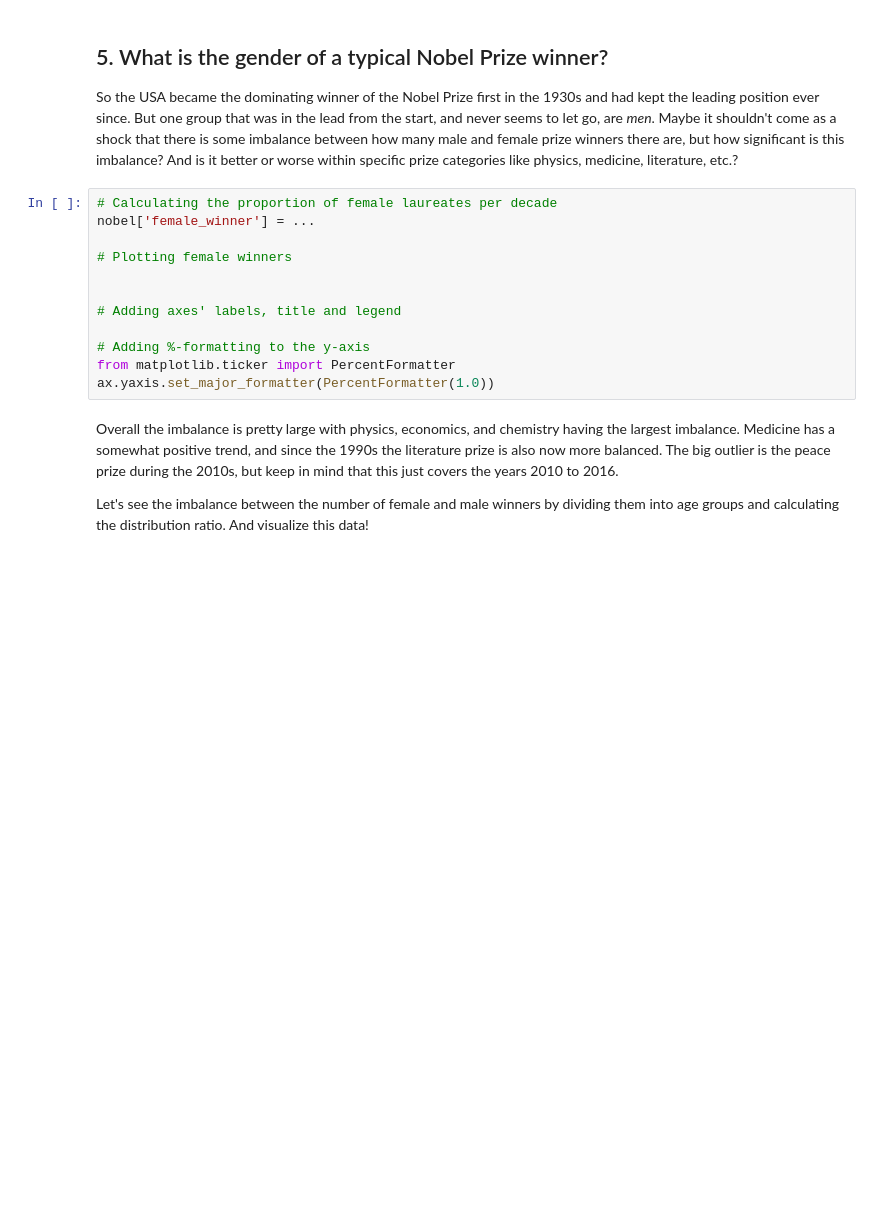
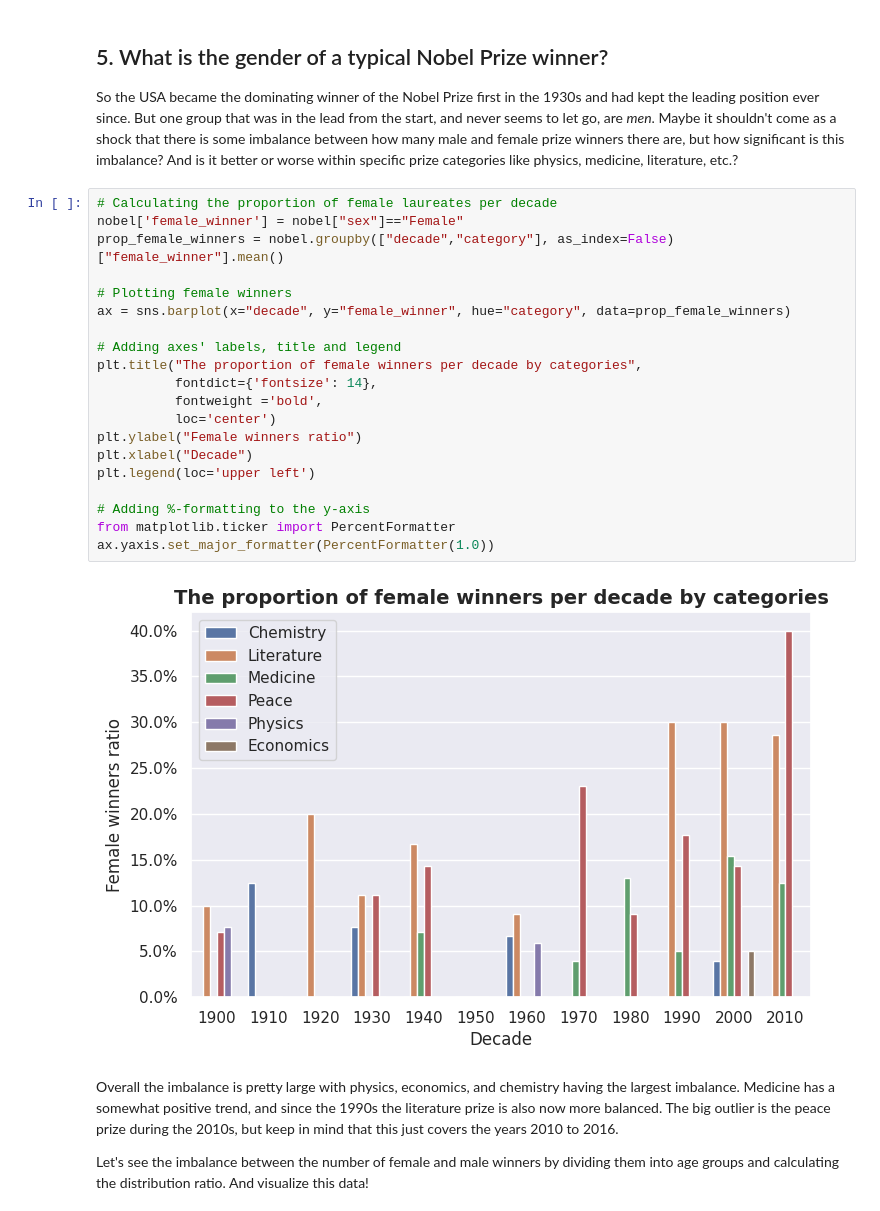
Before and after one commit to lorenzo-arcioni/master-ds, a Jupyter notebook: Pratica Individuale Tutor/Lezione_2/Esercizi_Lezione_2.ipynb, the cells around one changed output. Drawn from its saved outputs; the diff is of its cells as text; blank space fills up the shorter version.

```diff
--- a/Pratica Individuale Tutor/Lezione_2/Esercizi_Lezione_2.ipynb
+++ b/Pratica Individuale Tutor/Lezione_2/Esercizi_Lezione_2.ipynb
@@ -54,15 +119,25 @@ ax.yaxis.set_major_formatter(PercentFormatter(1.0))
 <p>So the USA became the dominating winner of the Nobel Prize first in the 1930s and had kept the leading position ever since. But one group that was in the lead from the start, and never seems to let go, are <em>men</em>. Maybe it shouldn't come as a shock that there is some imbalance between how many male and female prize winners there are, but how significant is this imbalance? And is it better or worse within specific prize categories like physics, medicine, literature, etc.?</p>
 # %%
 # Calculating the proportion of female laureates per decade
-nobel['female_winner'] = ...
+nobel['female_winner'] = nobel["sex"]=="Female"
+prop_female_winners = nobel.groupby(["decade","category"], as_index=False)["female_winner"].mean()
 
 # Plotting female winners
-
+ax = sns.barplot(x="decade", y="female_winner", hue="category", data=prop_female_winners)
 
 # Adding axes' labels, title and legend
+plt.title("The proportion of female winners per decade by categories",
+          fontdict={'fontsize': 14},
+          fontweight ='bold',
+          loc='center')
+plt.ylabel("Female winners ratio")
+plt.xlabel("Decade")
+plt.legend(loc='upper left')
 
 # Adding %-formatting to the y-axis
 from matplotlib.ticker import PercentFormatter
 ax.yaxis.set_major_formatter(PercentFormatter(1.0))
+# %% [output]
+[figure, added]
 # %% [markdown]
 <p>Overall the imbalance is pretty large with physics, economics, and chemistry having the largest imbalance. Medicine has a somewhat positive trend, and since the 1990s the literature prize is also now more balanced. The big outlier is the peace prize during the 2010s, but keep in mind that this just covers the years 2010 to 2016.</p> Let's see the imbalance between the number of female and male winners by dividing them into age groups and calculating the distribution ratio. And visualize this data!</p>
```
Also changed, not shown: parts of 11 cells of this notebook.
